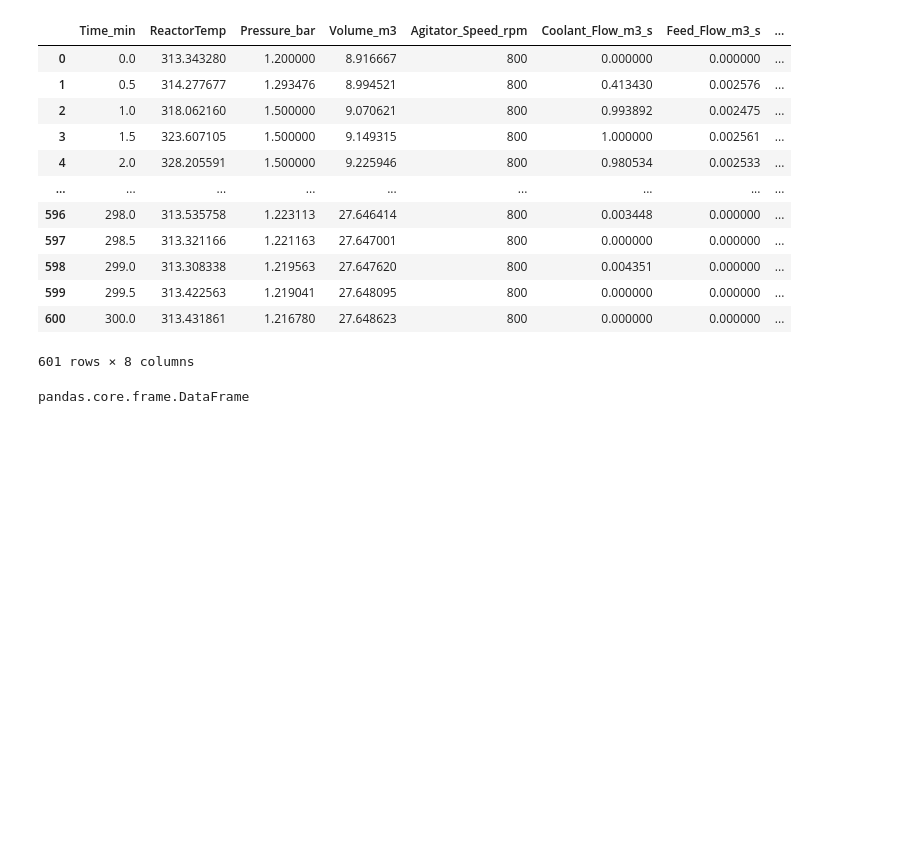
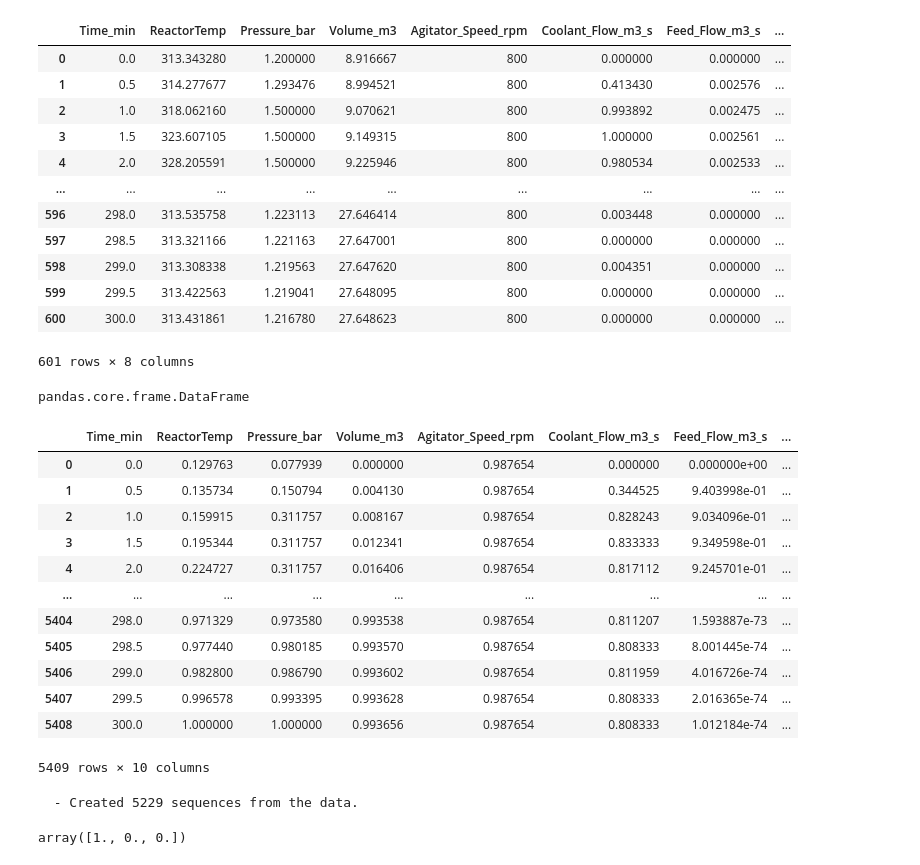
Before and after one commit to captainKLSH/predictiveModelling-and-faultDetection-in-batchReactors-using-ML, a Jupyter notebook: work.ipynb, the cells around one changed output. Drawn from its saved outputs; the diff is of its cells as text; code cells hidden in the pictures; blank space fills up the shorter version.

```diff
--- a/work.ipynb
+++ b/work.ipynb
@@ -62,3 +73,46 @@ type(master_dataset)
 pandas.core.frame.DataFrame
 # %%
 master_dataset.to_csv("data/masterset.csv",index=False)
+# %%
+scaler = MinMaxScaler()
+FEATURES = [
+    'ReactorTemp', 'Pressure_bar', 'Volume_m3', 'Agitator_Speed_rpm',
+    'Coolant_Flow_m3_s', 'Feed_Flow_m3_s', 'Coolant_delatT_K'
+]
+LABEL_COLUMN = 'fault_type'
+df[FEATURES] = scaler.fit_transform(df[FEATURES])
+# %%
+df
+# %% [output]
+|  | Time_min | ReactorTemp | Pressure_bar | Volume_m3 | Agitator_Speed_rpm | Coolant_Flow_m3_s | Feed_Flow_m3_s | ... |
+| 0 | 0.0 | 0.129763 | 0.077939 | 0.000000 | 0.987654 | 0.000000 | 0.000000e+00 | ... |
+| 1 | 0.5 | 0.135734 | 0.150794 | 0.004130 | 0.987654 | 0.344525 | 9.403998e-01 | ... |
+| 2 | 1.0 | 0.159915 | 0.311757 | 0.008167 | 0.987654 | 0.828243 | 9.034096e-01 | ... |
+| 3 | 1.5 | 0.195344 | 0.311757 | 0.012341 | 0.987654 | 0.833333 | 9.349598e-01 | ... |
+| 4 | 2.0 | 0.224727 | 0.311757 | 0.016406 | 0.987654 | 0.817112 | 9.245701e-01 | ... |
+| ... | ... | ... | ... | ... | ... | ... | ... | ... |
+| 5404 | 298.0 | 0.971329 | 0.973580 | 0.993538 | 0.987654 | 0.811207 | 1.593887e-73 | ... |
+| 5405 | 298.5 | 0.977440 | 0.980185 | 0.993570 | 0.987654 | 0.808333 | 8.001445e-74 | ... |
+| 5406 | 299.0 | 0.982800 | 0.986790 | 0.993602 | 0.987654 | 0.811959 | 4.016726e-74 | ... |
+| 5407 | 299.5 | 0.996578 | 0.993395 | 0.993628 | 0.987654 | 0.808333 | 2.016365e-74 | ... |
+| 5408 | 300.0 | 1.000000 | 1.000000 | 0.993656 | 0.987654 | 0.808333 | 1.012184e-74 | ... |
+5409 rows × 10 columns
+# %%
+sequences = []
+labels = []
+sequence_length=20
+
+# Group by source file to prevent creating sequences across different batches.
+for _, group in df.groupby('source_file'):
+    feature_data = group[FEATURES].values
+    label_data = group[LABEL_COLUMN].values
+
+    for i in range(len(group) - sequence_length):
+        sequences.append(feature_data[i:i + sequence_length])
+        labels.append(label_data[i + sequence_length])
+
+X = np.array(sequences)
+y = np.array(labels)
+print(f"  - Created {len(X)} sequences from the data.")
+# %% [output]
+  - Created 5229 sequences from the data.
@@ -64,0 +123,4 @@ master_dataset.to_csv("data/masterset.csv",index=False)
+# %%
+y[4710]
+# %% [output]
+array([1., 0., 0.])
```
Also changed, not shown: parts of 7 cells of this notebook, 6 other files.
